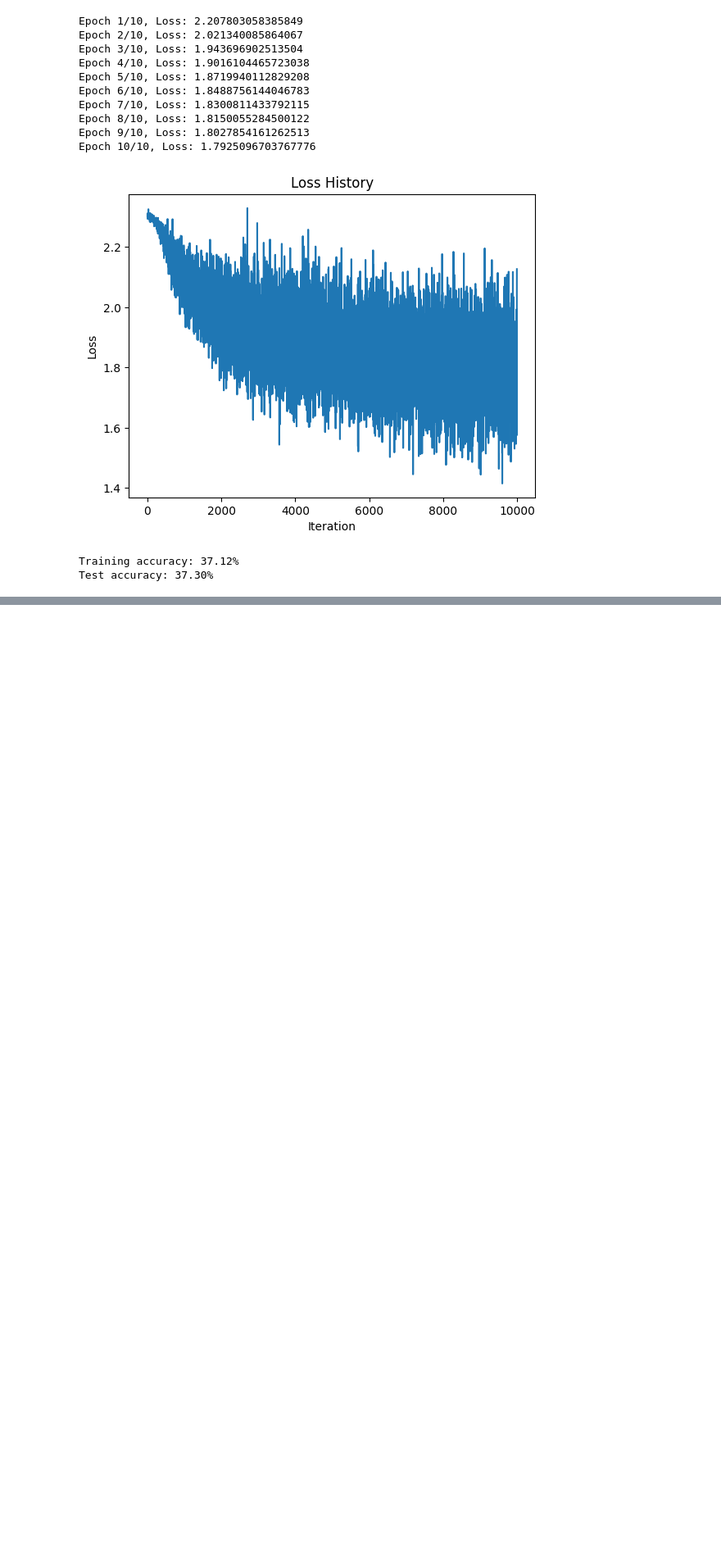
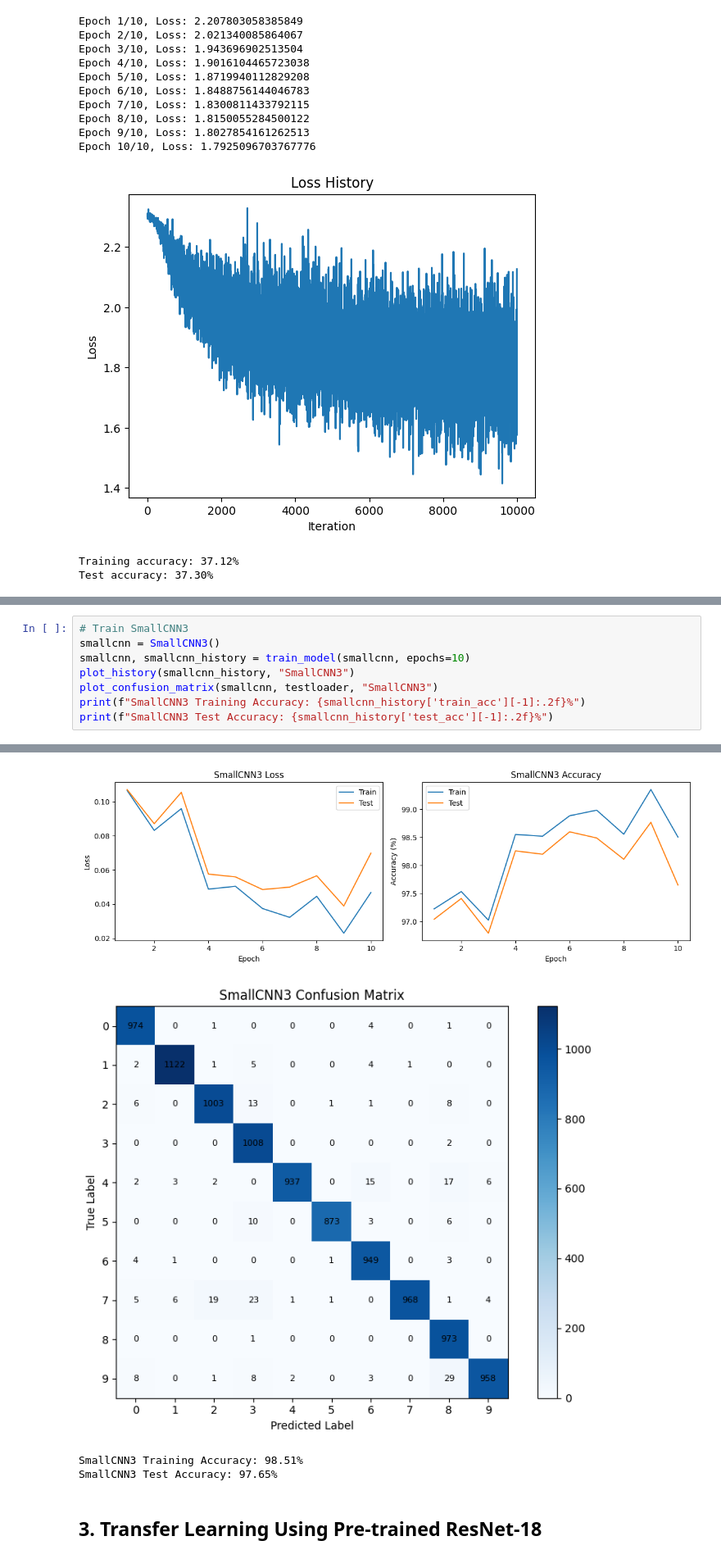
Before and after one commit to SathsaraGeeth/_vision_a03_, a Jupyter notebook: 230724E_a03.ipynb, the cells around one changed output, grey strips where cells are left out. Shown at 82% size. Cells and saved outputs as stored; diff of their text form; blank space fills up the shorter version.

```diff
--- a/230724E_a03.ipynb
+++ b/230724E_a03.ipynb
@@ -180,0 +464,9 @@ Test accuracy: 37.30%
+# %%
+# Train SmallCNN3
+smallcnn = SmallCNN3()
+smallcnn, smallcnn_history = train_model(smallcnn, epochs=10)
+plot_history(smallcnn_history, "SmallCNN3")
+plot_confusion_matrix(smallcnn, testloader, "SmallCNN3")
+print(f"SmallCNN3 Training Accuracy: {smallcnn_history['train_acc'][-1]:.2f}%")
+print(f"SmallCNN3 Test Accuracy: {smallcnn_history['test_acc'][-1]:.2f}%")
+# %% [output]
@@ -180,0 +483,6 @@ Test accuracy: 37.30%
+[figure, added]
+[figure, added]
+SmallCNN3 Training Accuracy: 98.51%
+SmallCNN3 Test Accuracy: 97.65%
+# %% [markdown]
+## 3. Transfer Learning Using Pre-trained ResNet-18
```
Also changed, not shown: parts of 9 cells of this notebook.
